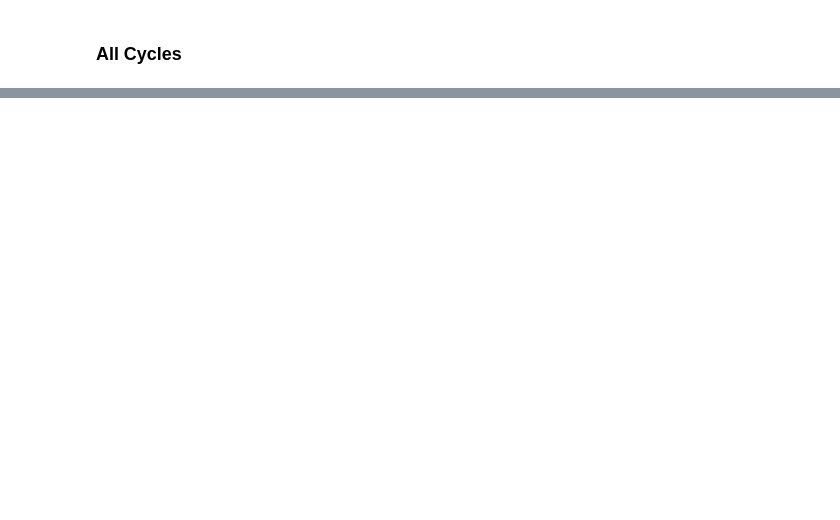
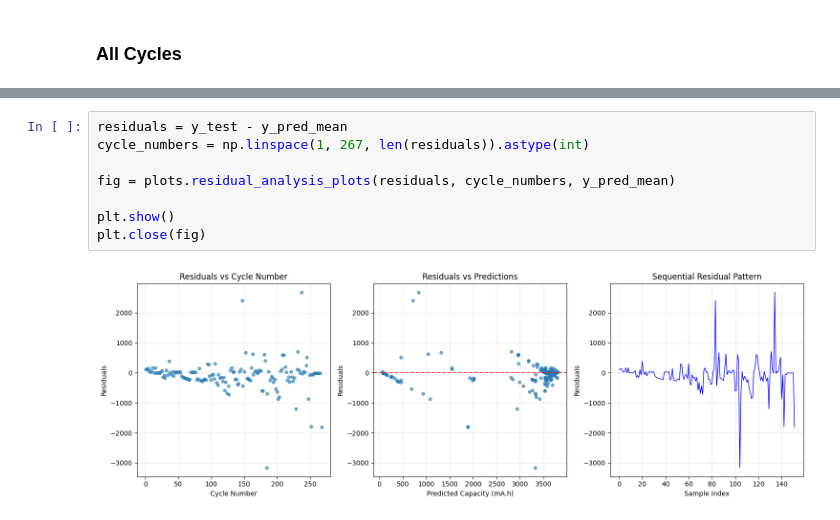
Before and after one commit to NithinJakrebet/eis-ml, a Jupyter notebook: notebooks/gradient_boosting.ipynb, the cells around one changed output, grey strips where cells are left out. Drawn from its saved outputs; the diff is of its cells as text; blank space fills up the shorter version.

```diff
--- a/notebooks/gradient_boosting.ipynb
+++ b/notebooks/gradient_boosting.ipynb
@@ -496 +256,11 @@ XGBoost, all cycles; binning/all frequencies Prediction Analysis:
+# %%
+residuals = y_test - y_pred_mean
+cycle_numbers = np.linspace(1, 267, len(residuals)).astype(int)
+
+fig = plots.residual_analysis_plots(residuals, cycle_numbers, y_pred_mean)
+
+plt.show()
+plt.close(fig)
+# %% [output]
+[figure, added]
 # %%
```
Also changed, not shown: parts of 25 cells of this notebook, 29 other files.
